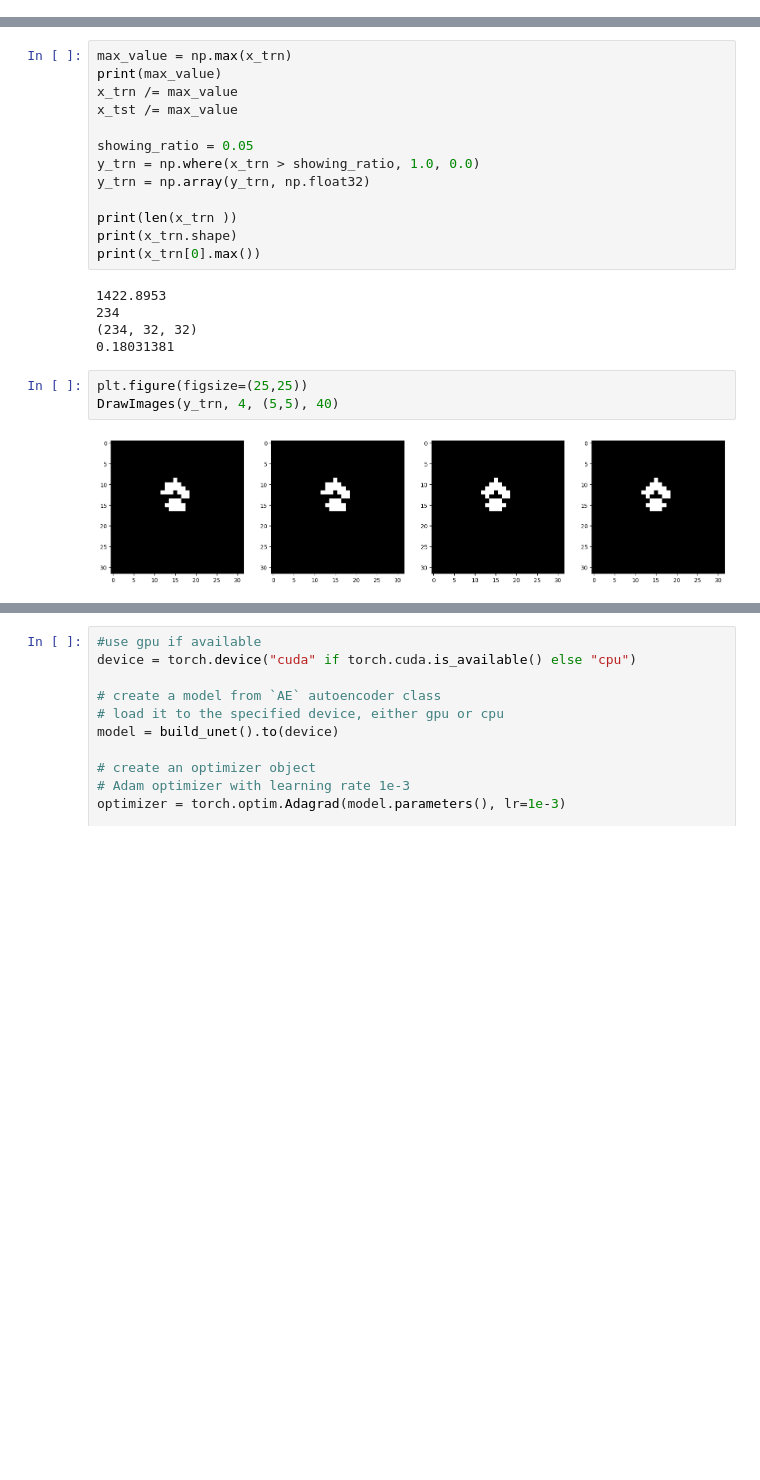
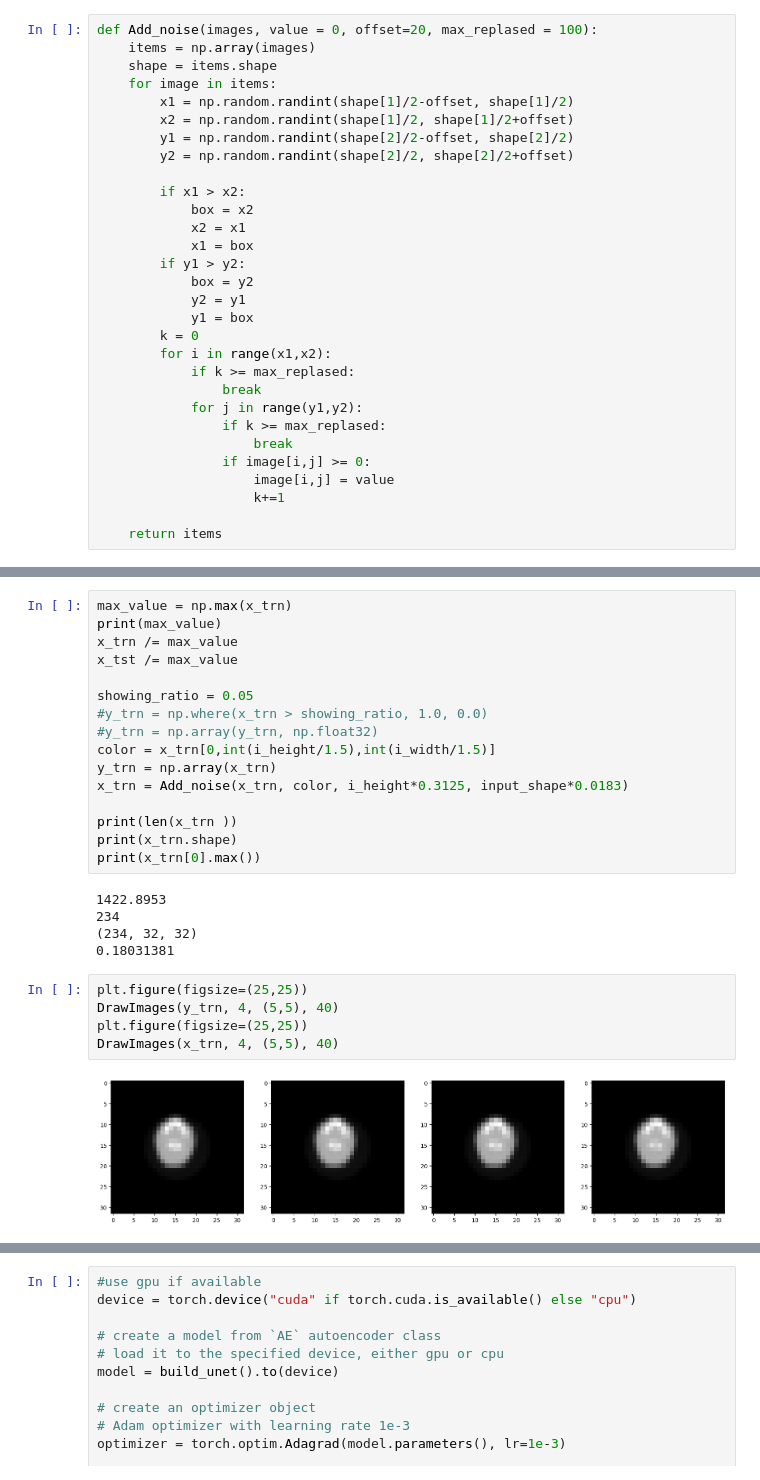
Before and after one commit to Ivan-AI-hub/skull_project, a Jupyter notebook: UnetTry.ipynb, the cells around one changed output, grey strips where cells are left out. Saved outputs shown, nothing was run; the diff lists cells and outputs as text; blank space fills up the shorter version.

```diff
--- a/UnetTry.ipynb
+++ b/UnetTry.ipynb
@@ -23,3 +24,33 @@ AddImageToArray(x_tst ,'DICOM\PA5\ST1\SE4', (i_width, i_height))
 
 x_trn = np.array(x_trn, np.float32)
 x_tst = np.array(x_tst, np.float32)
+# %%
+def Add_noise(images, value = 0, offset=20, max_replased = 100):
+    items = np.array(images)
+    shape = items.shape
+    for image in items:
+        x1 = np.random.randint(shape[1]/2-offset, shape[1]/2)
+        x2 = np.random.randint(shape[1]/2, shape[1]/2+offset)
+        y1 = np.random.randint(shape[2]/2-offset, shape[2]/2)
+        y2 = np.random.randint(shape[2]/2, shape[2]/2+offset)
+
+        if x1 > x2:
+            box = x2
+            x2 = x1
+            x1 = box
+        if y1 > y2:
+            box = y2
+            y2 = y1
+            y1 = box
+        k = 0
+        for i in range(x1,x2):
+            if k >= max_replased:
+                break
+            for j in range(y1,y2):
+                if k >= max_replased:
+                    break
+                if image[i,j] >= 0:
+                    image[i,j] = value
+                    k+=1
+
+    return items
@@ -30,8 +67,11 @@ x_trn /= max_value
 x_tst /= max_value
 
 showing_ratio = 0.05
-y_trn = np.where(x_trn > showing_ratio, 1.0, 0.0)
-y_trn = np.array(y_trn, np.float32)
+#y_trn = np.where(x_trn > showing_ratio, 1.0, 0.0)
+#y_trn = np.array(y_trn, np.float32)
+color = x_trn[0,int(i_height/1.5),int(i_width/1.5)]
+y_trn = np.array(x_trn)
+x_trn = Add_noise(x_trn, color, i_height*0.3125, input_shape*0.0183)
 
 print(len(x_trn ))
 print(x_trn.shape)
@@ -44,5 +84,7 @@ print(x_trn[0].max())
 # %%
 plt.figure(figsize=(25,25))
 DrawImages(y_trn, 4, (5,5), 40)
+plt.figure(figsize=(25,25))
+DrawImages(x_trn, 4, (5,5), 40)
 # %% [output]
-[figure, old version]
+[figure, new version]
```
Also changed, not shown: parts of 14 cells of this notebook, 2 other files.
